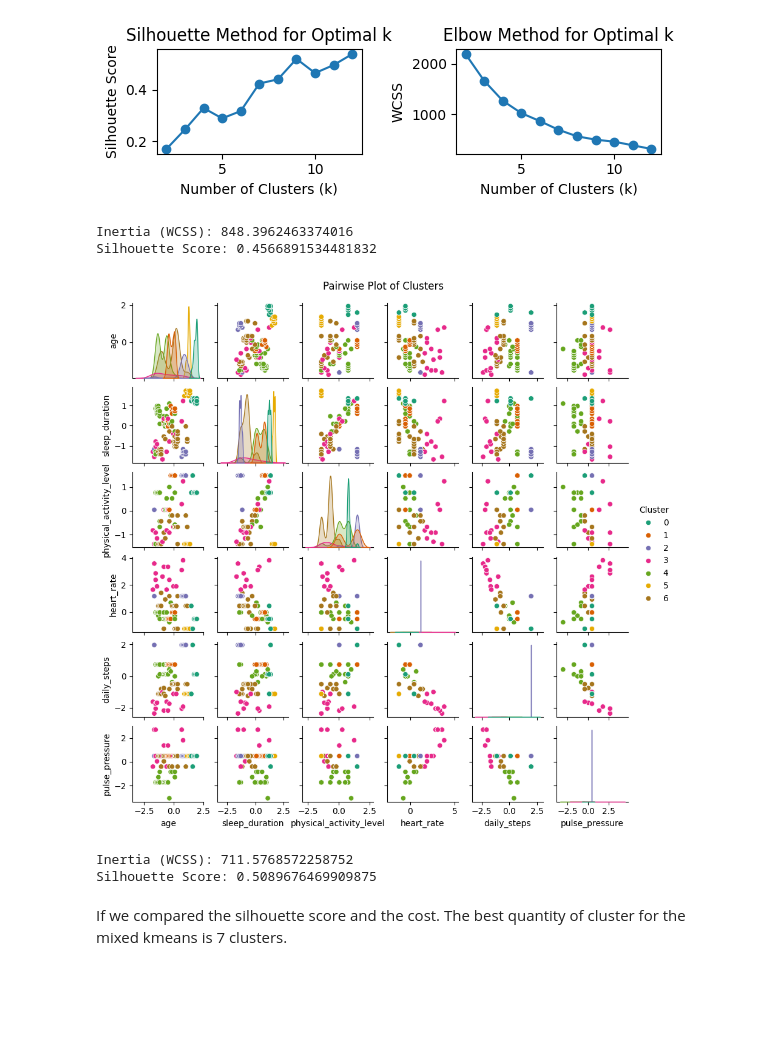
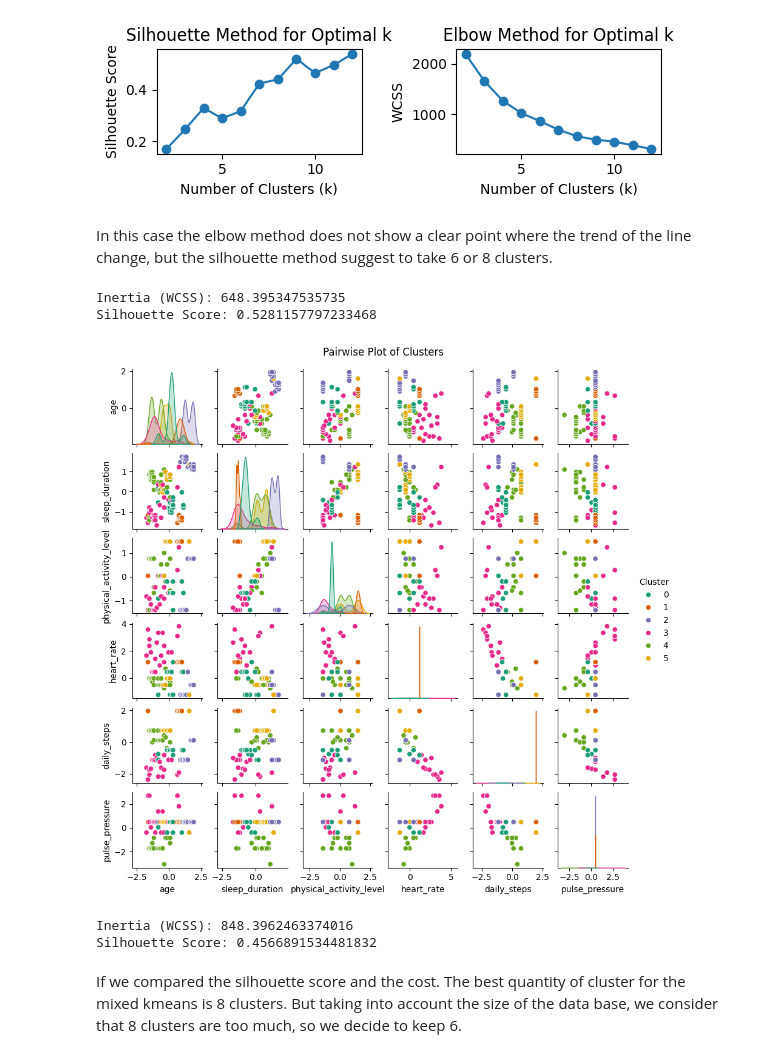
Before and after one commit to schmeti/u3cm_multivariate_analysis_project, a Jupyter notebook: k-means.ipynb, the cells around one changed output. Saved outputs shown, nothing was run; the diff lists cells and outputs as text; code cells hidden in the pictures; blank space fills up the shorter version.

```diff
--- a/k-means.ipynb
+++ b/k-means.ipynb
@@ -416,26 +417,28 @@ plt.tight_layout()
 plt.show()
 # %% [output]
 [figure]
+# %% [markdown]
+In this case the elbow method does not show a clear point where the trend of the line change, but the silhouette method suggest to take 6 or 8 clusters.
 # %%
 # Ensure the categorical variables are properly encoded for K-Prototypes
-data_kprot6 = data_aux.copy()
-data_array = data_kprot6.to_numpy()
+data_kprot8 = data_aux.copy()
+data_array = data_kprot8.to_numpy()
 
 # Perform K-Prototypes clustering
-kproto = KPrototypes(n_clusters=6, init='Huang', n_init=15, random_state=42)
+kproto = KPrototypes(n_clusters=8, init='Huang', n_init=15, random_state=42)
 cluster_labels = kproto.fit_predict(data_array,
-                                    categorical=[data_kprot6.columns.get_loc(col) for col in categorical_variables_sub])
+                                    categorical=[data_kprot8.columns.get_loc(col) for col in categorical_variables_sub])
 
 # Add cluster labels to the DataFrame
-data_kprot6['Cluster_6'] = cluster_labels
+data_kprot8['Cluster_8'] = cluster_labels
 
 # Get the inertia (WCSS)
 inertia = kproto.cost_
 print(f"Inertia (WCSS): {inertia}")
 # Convert categorical variables to numeric
 encoder = OneHotEncoder(sparse_output=False)
-categorical_encoded = encoder.fit_transform(data_kprot6[categorical_variables_sub])
-numeric_data = data_kprot6[['age', 'sleep_duration', 'physical_activity_level', 'heart_rate', 'daily_steps','pulse_pressure']].to_numpy()
+categorical_encoded = encoder.fit_transform(data_kprot8[categorical_variables_sub])
+numeric_data = data_kprot8[['age', 'sleep_duration', 'physical_activity_level', 'heart_rate', 'daily_steps','pulse_pressure']].to_numpy()
 
 # Combine numeric and encoded categorical features
 combined_data = np.hstack((numeric_data, categorical_encoded))
@@ -444,47 +447,47 @@ combined_data = np.hstack((numeric_data, categorical_encoded))
 sil_score = silhouette_score(combined_data, cluster_labels)
 print(f"Silhouette Score: {sil_score}")
 # %% [output]
-Inertia (WCSS): 848.3962463374016
-Silhouette Score: 0.4566891534481832
+Inertia (WCSS): 648.395347535735
+Silhouette Score: 0.5281157797233468
 # %%
 # Ensure the categorical variables are properly encoded for K-Prototypes
-data_kprot7 = data_aux.copy()
-data_array = data_kprot7.to_numpy()
+data_kprot6 = data_aux.copy()
+data_array = data_kprot6.to_numpy()
 
 # Perform K-Prototypes clustering
-kproto = KPrototypes(n_clusters=7, init='Huang', n_init=15, random_state=42)
+kproto = KPrototypes(n_clusters=6, init='Huang', n_init=15, random_state=42)
 cluster_labels = kproto.fit_predict(data_array,
-                                    categorical=[data_kprot7.columns.get_loc(col) for col in categorical_variables_sub])
+                                    categorical=[data_kprot6.columns.get_loc(col) for col in categorical_variables_sub])
 
 # Add cluster labels to the DataFrame
-data_kprot7['Cluster'] = cluster_labels
+data_kprot6['Cluster'] = cluster_labels
 data_kp['Cluster'] = cluster_labels
 
 # Create pairplot to visualize the clusters
-sns.pairplot(data_kprot7[['age', 'sleep_duration', 'physical_activity_level', 'heart_rate', 'daily_steps', 'Cluster', 'pulse_pressure']],
+sns.pairplot(data_kprot6[['age', 'sleep_duration', 'physical_activity_level', 'heart_rate', 'daily_steps', 'Cluster', 'pulse_pressure']],
              hue='Cluster', palette='Dark2',height=1.5)
 plt.suptitle('Pairwise Plot of Clusters', y=1.02)
 plt.show()
 
 # Get the inertia (WCSS)
 inertia = kproto.cost_
 print(f"Inertia (WCSS): {inertia}")
 # Convert categorical variables to numeric
 encoder = OneHotEncoder(sparse_output=False)
-categorical_encoded = encoder.fit_transform(data_kprot7[categorical_variables_sub])
-numeric_data = data_kprot7[['age', 'sleep_duration', 'physical_activity_level', 'heart_rate', 'daily_steps','pulse_pressure']].to_numpy()
+categorical_encoded = encoder.fit_transform(data_kprot6[categorical_variables_sub])
+numeric_data = data_kprot6[['age', 'sleep_duration', 'physical_activity_level', 'heart_rate', 'daily_steps','pulse_pressure']].to_numpy()
 
 # Combine numeric and encoded categorical features
 combined_data = np.hstack((numeric_data, categorical_encoded))
 
 # Compute silhouette score
 sil_score = silhouette_score(combined_data, cluster_labels)
 print(f"Silhouette Score: {sil_score}")
 # %% [output]
-[figure, old version]
+[figure, new version]
-Inertia (WCSS): 711.5768572258752
-Silhouette Score: 0.5089676469909875
+Inertia (WCSS): 848.3962463374016
+Silhouette Score: 0.4566891534481832
 # %% [markdown]
-If we compared the silhouette score and the cost. The best quantity of cluster for the mixed kmeans is 7 clusters.
+If we compared the silhouette score and the cost. The best quantity of cluster for the mixed kmeans is 8 clusters. But taking into account the size of the data base, we consider that 8 clusters are too much, so we decide to keep 6.
 # %%
 data_kp['sleep_disorder'] = pd.to_numeric(data_kp['sleep_disorder'])
```
Also changed, not shown: parts of 3 cells of this notebook.
